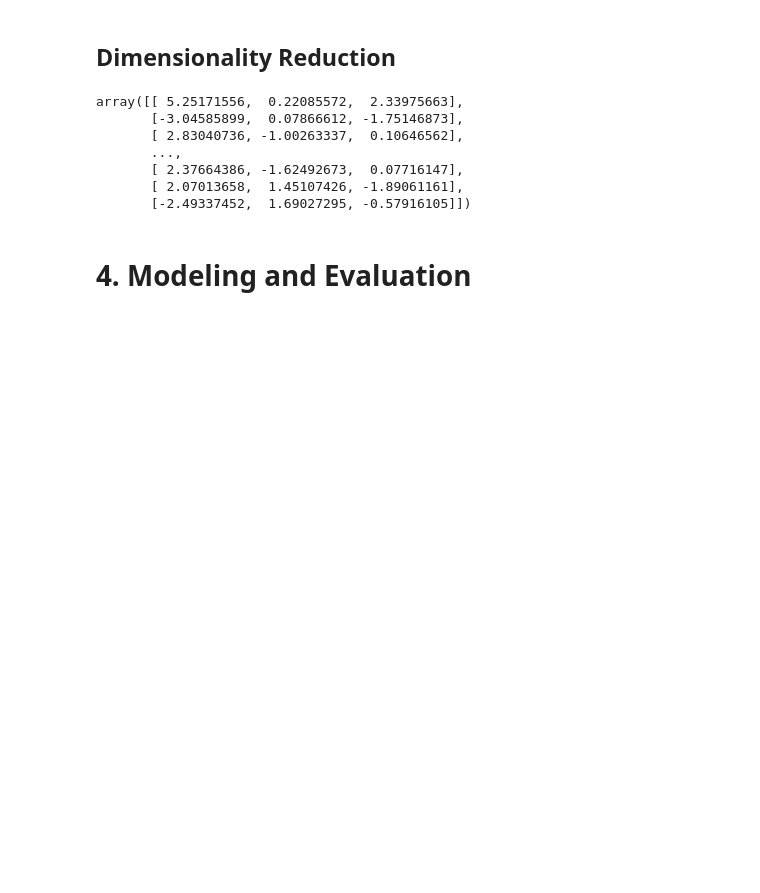
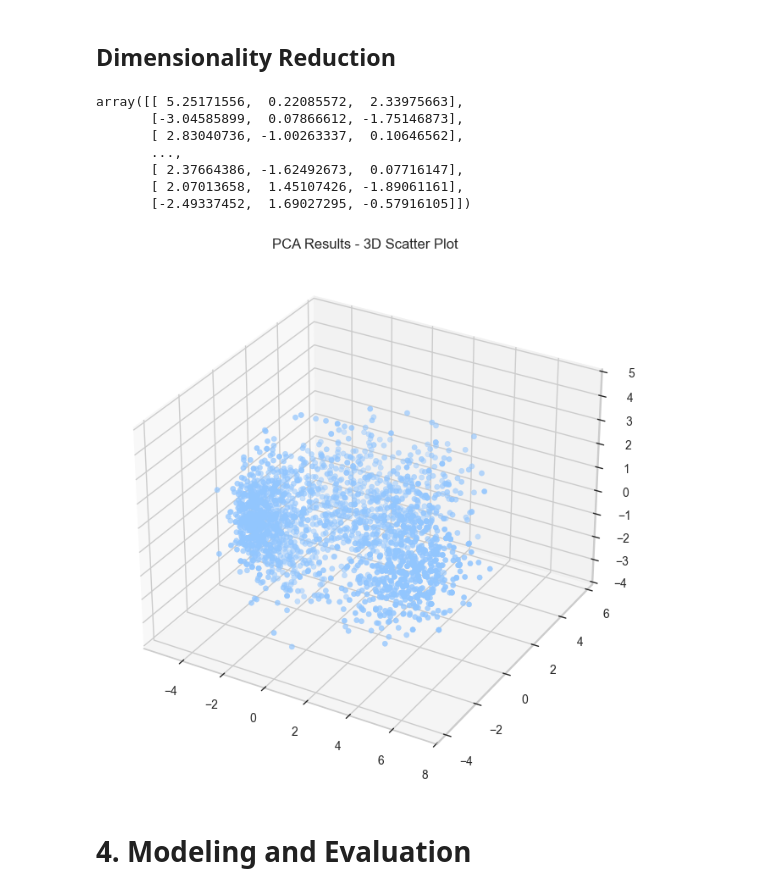
Before and after one commit to WhoopyEv/customer-personality-analysis, a Jupyter notebook: customer_personality_analysis.ipynb, the cells around one changed output. Drawn from its saved outputs; the diff is of its cells as text; code cells hidden in the pictures; blank space fills up the shorter version.

```diff
--- a/customer_personality_analysis.ipynb
+++ b/customer_personality_analysis.ipynb
@@ -636,5 +639,20 @@ array([[ 5.25171556,  0.22085572,  2.33975663],
        [ 2.37664386, -1.62492673,  0.07716147],
        [ 2.07013658,  1.45107426, -1.89061161],
        [-2.49337452,  1.69027295, -0.57916105]])
+# %%
+fig = plt.figure(figsize=(8, 8))
+ax = fig.add_subplot(111, projection='3d')
+
+ax.scatter(
+    pca_results[:, 0],
+    pca_results[:, 1],
+    pca_results[:, 2],
+    marker='o',
+)
+
+ax.set_title('PCA Results - 3D Scatter Plot')
+plt.show()
+# %% [output]
+[figure, added]
 # %% [markdown]
 # 4. Modeling and Evaluation
```
Also changed, not shown: parts of 10 cells of this notebook.
